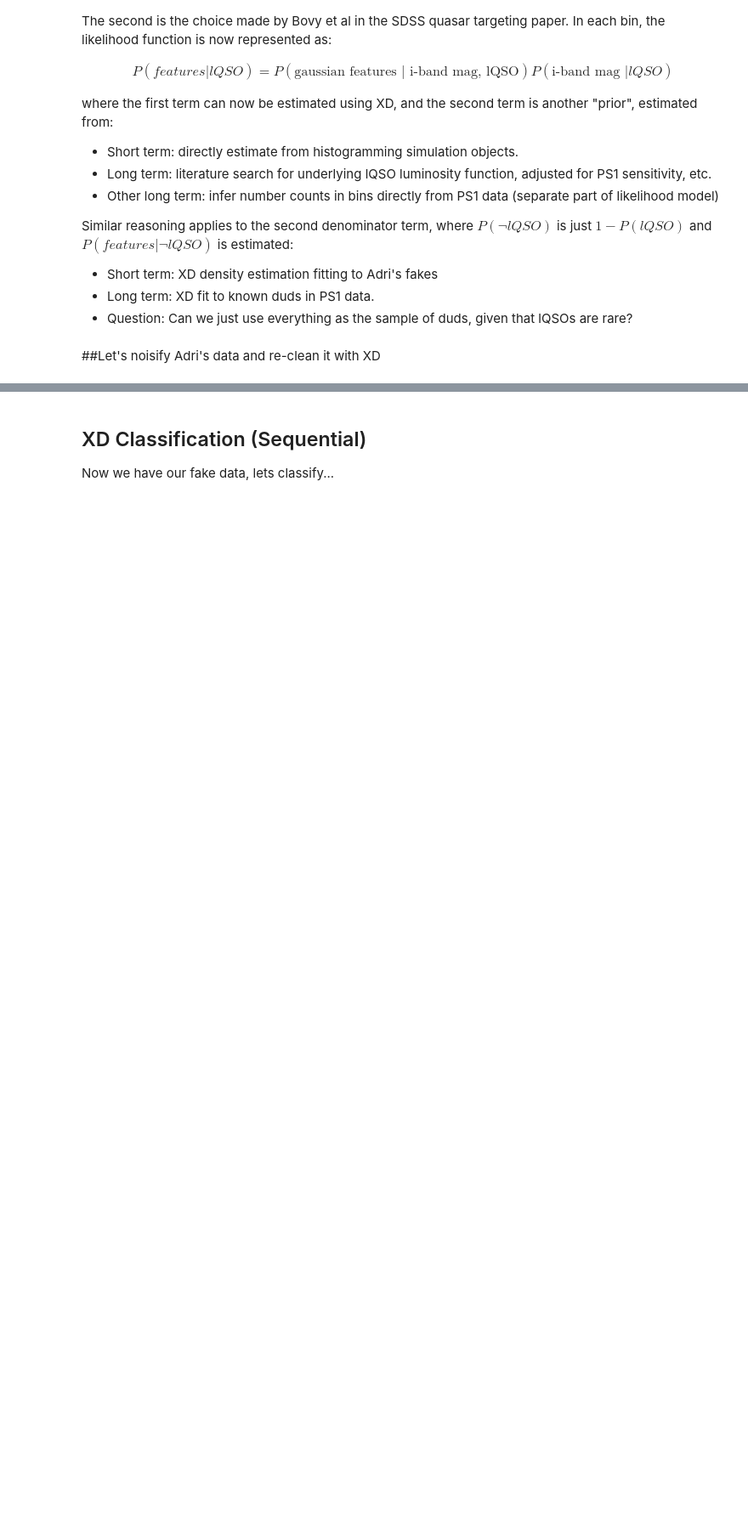
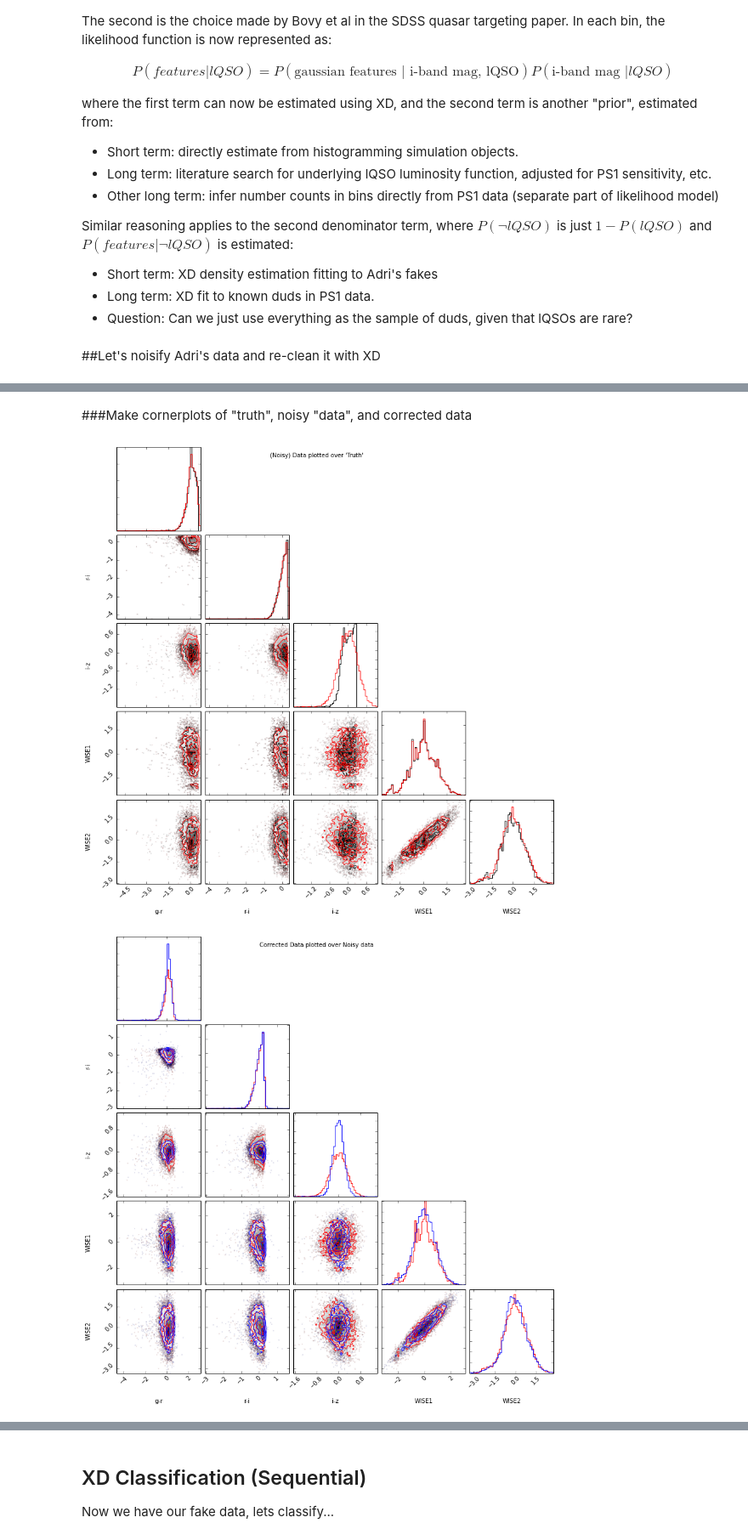
Before and after one commit to drphilmarshall/PS1QLS, a Jupyter notebook: PROJECTS/SDSS/analyzing_adri_sims.ipynb, the cells around one changed output, grey strips where cells are left out. Shown at 85% size. Saved outputs shown, nothing was run; the diff lists cells and outputs as text; code cells hidden in the pictures; blank space fills up the shorter version.

Commit message:
standardize corner plot colors

```diff
--- a/PROJECTS/SDSS/analyzing_adri_sims.ipynb
+++ b/PROJECTS/SDSS/analyzing_adri_sims.ipynb
@@ -57,4 +57,4 @@ unlQSO[:,5:7] = -unlQSO[:,5:7] #bug in WISE magnitudes for this file
 
 data = np.concatenate((lQSO,pQSO,unlQSO,sinQSO),axis=0)
 numPts = data.shape[0]
-data = data[:,1:] #don't use IDs
+data = data[:,2:] #don't use IDs or i-band magnitudes
@@ -68,13 +70,10 @@ def meanshift(data):
     avg[0] = 0 #don't average the IDs
     return data - avg
 
-data = data[:,1:] #don't use i-band mag
 nFeatures = data.shape[1]
 
 #plot data in some interesting
 data = meanshift(data)
-fig1 = triangle.corner(data)
-fig1.suptitle('Noisy Data plotted over Data')
 
 #generate random covariance matrix; perturb data
 perturbingSigma = .2
@@ -88,7 +87,32 @@ covmatlist = np.dstack((covmat,covmat))
 while covmatlist.shape[2] < data.shape[0]:
     covmatlist = np.dstack((covmatlist,covmat))
 
-#plotting the noisified data
-fig2 = triangle.corner(noisyData)
-fig2.suptitle('Resampled Data plotted over Noisy data')
-triangle.corner(noisyData, fig=fig1,color='r')
+# fit the model
+xdgmm = XDGMM(n_components=7)
+xdgmm.fit(noisyData, covmatlist.transpose())
+#logp=xdgmm.logprob_a(data, covmat) # evaluate probability
+resampledXD =  xdgmm.sample(data.shape[0])
+# %% [markdown]
+###Make cornerplots of "truth", noisy "data", and corrected data
+# %%
+#plot the resampled data drawn from the XD density model
+text = ['g-r', 'r-i', 'i-z', 'WISE1', 'WISE2' ]
+fig1 = triangle.corner(data,labels=text)
+fig1.suptitle('(Noisy) Data plotted over \'Truth\'')
+_ = triangle.corner(noisyData, fig=fig1,color='r')
+
+fig2 = triangle.corner(noisyData,color='r',labels=text)
+fig2.suptitle('Corrected Data plotted over Noisy data')
+_ = triangle.corner(resampledXD,fig=fig2,color='b')
+
+fig3 = triangle.corner(data,labels=text)
+fig3.suptitle('Corrected Data plotted over \'Truth\'')
+_ = triangle.corner(resampledXD,fig=fig3,color='b')
+
+fig4 = triangle.corner(data,labels=text)
+fig4.suptitle('Everything')
+_ = triangle.corner(noisyData, fig=fig4,color='r')
+_ = triangle.corner(resampledXD,fig=fig4,color='b')
+# %% [output]
+[figure, added]
+[figure, added]
```
Also changed, not shown: parts of 3 cells of this notebook.
